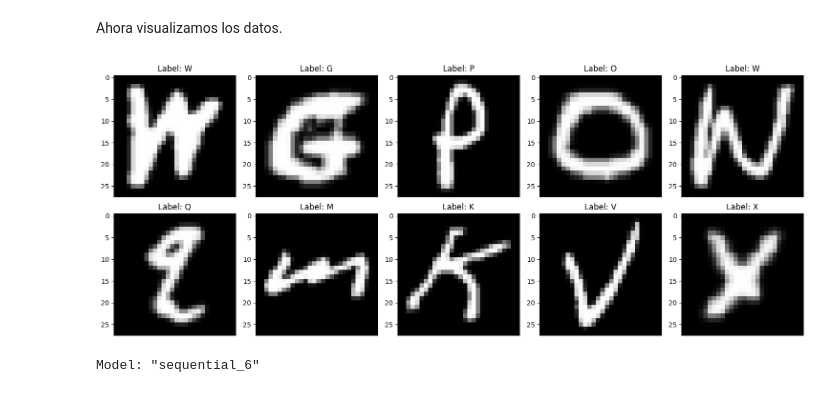
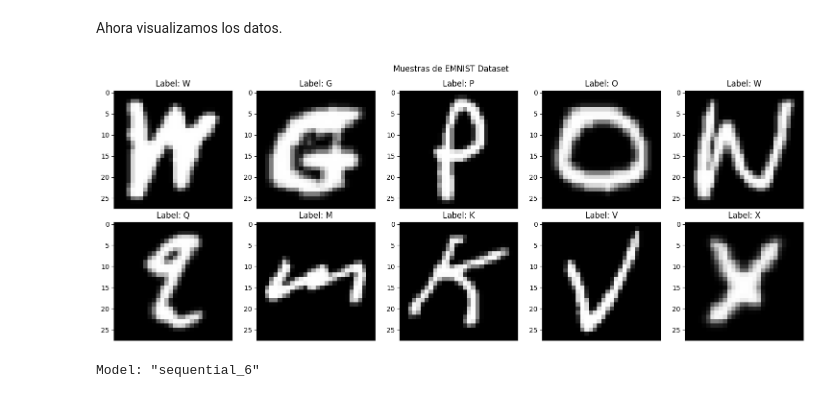
Before and after one commit to jresendiz27/CIC_AIDiploma2025, a Jupyter notebook: notebooks/EMNIST.ipynb, the cells around one changed output. Cells and saved outputs as stored; diff of their text form; code cells hidden in the pictures.

```diff
--- a/notebooks/EMNIST.ipynb
+++ b/notebooks/EMNIST.ipynb
@@ -50,15 +52,16 @@ Ahora visualizamos los datos.
 # %%
 fig, axes = plt.subplots(2, 5, figsize=(15, 6))
 for i, ax in enumerate(axes.flatten()):
     ax.imshow(rotated_X_train[i, :, :, 0], cmap=plt.get_cmap('gray'))
     arg_max_label = np.argmax(y_train[i])
     title = f"Label: {letters[arg_max_label]}"
     ax.set_title(title)
     ax.get_xaxis().set_visible(False)
+fig.suptitle("Muestras de EMNIST Dataset ")
 plt.tight_layout()
 plt.show()
 # %% [output]
-[figure, old version]
+[figure, new version]
 # %%
 model = keras.Sequential(
     [
```
Also changed, not shown: parts of 4 cells of this notebook.
